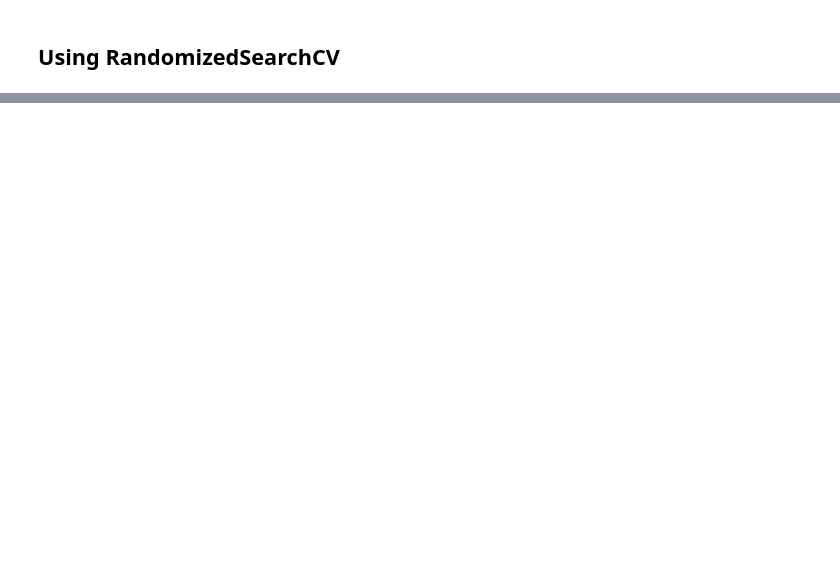
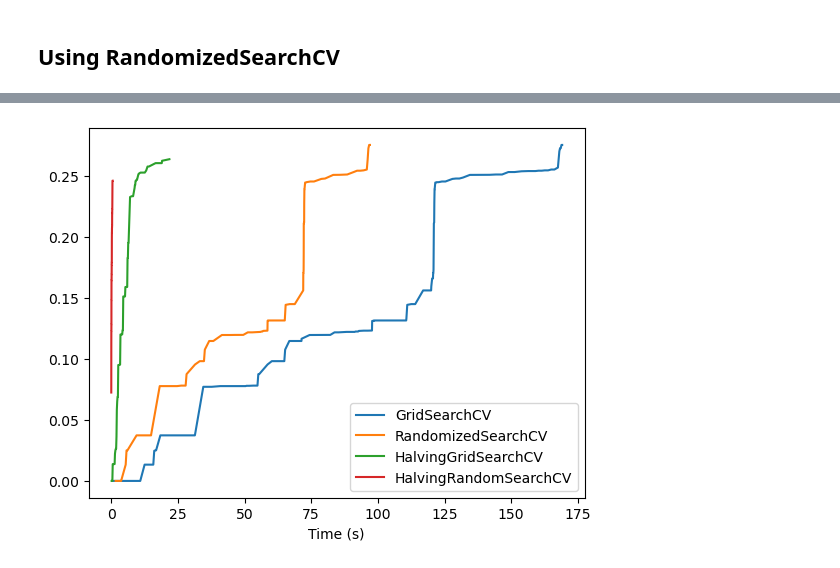
Before and after one commit to dimcaputo/compareCV, a Jupyter notebook: notebook.ipynb, the cells around one changed output, grey strips where cells are left out. Drawn from its saved outputs; the diff is of its cells as text; code cells hidden in the pictures; blank space fills up the shorter version.

```diff
--- a/notebook.ipynb
+++ b/notebook.ipynb
@@ -323,0 +486,23 @@ df_rdmcv
+# %%
+df_grid = df_grid.sort_values('mean_test_score')
+df_rdmcv = df_rdmcv.sort_values('mean_test_score')
+df_hgrid = df_hgrid.sort_values('mean_test_score')
+df_hrdm = df_hrdm.sort_values('mean_test_score')
+
+
+
+df_grid['cumulated_time'] = df_grid['mean_fit_time'].cumsum(axis=0)
+df_rdmcv['cumulated_time'] = df_rdmcv['mean_fit_time'].cumsum(axis=0)
+df_hgrid['cumulated_time'] = df_hgrid['mean_fit_time'].cumsum(axis=0)
+df_hrdm['cumulated_time'] = df_hrdm['mean_fit_time'].cumsum(axis=0)
+# %%
+plt.plot(df_grid['cumulated_time'], df_grid[['mean_test_score']], label='GridSearchCV')
+plt.plot(df_rdmcv['cumulated_time'], df_rdmcv[['mean_test_score']], label='RandomizedSearchCV')
+plt.plot(df_hgrid['cumulated_time'], df_hgrid[['mean_test_score']], label='HalvingGridSearchCV')
+plt.plot(df_hrdm['cumulated_time'], df_hrdm[['mean_test_score']], label='HalvingRandomSearchCV')
+plt.xlabel('Time (s)')
+plt.ylabel('F1 score')
+plt.legend()
+plt.show;
+# %% [output]
+[figure, added]
```
Also changed, not shown: parts of 16 cells of this notebook.
